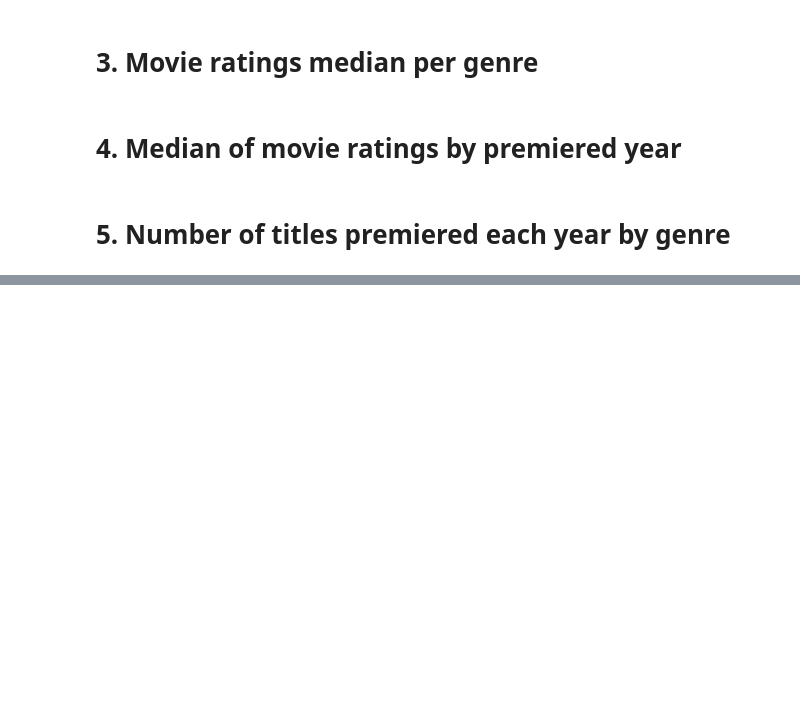
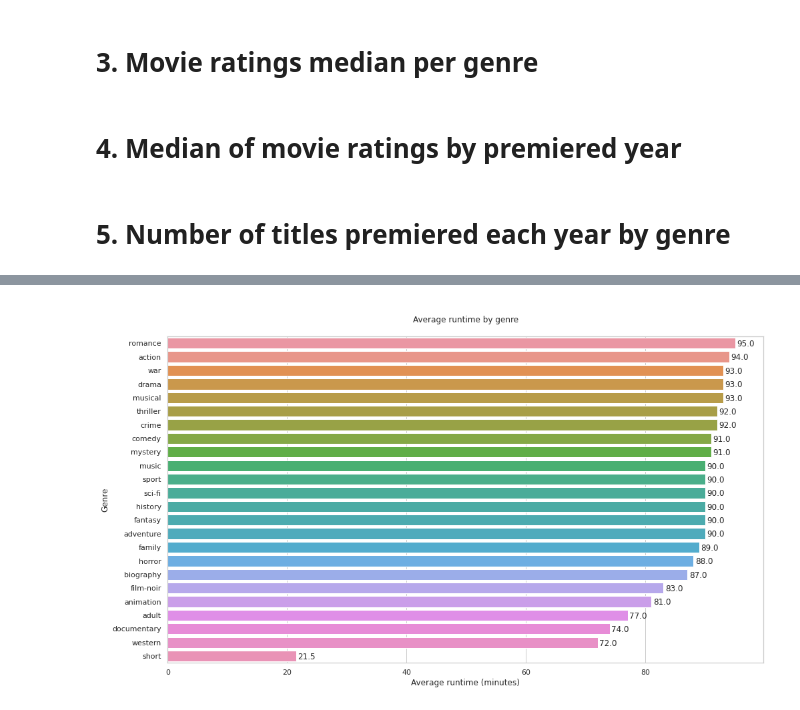
Before and after one commit to Mr0l3/imdb-data-analysis, a Jupyter notebook: IMDB-analysis.ipynb, the cells around one changed output, grey strips where cells are left out. Saved outputs shown, nothing was run; the diff lists cells and outputs as text; code cells hidden in the pictures; blank space fills up the shorter version.

Commit message:
Add Average Runtime by Genre analysis

```diff
--- a/IMDB-analysis.ipynb
+++ b/IMDB-analysis.ipynb
@@ -336,0 +366,9 @@ plt.show()
+# %%
+# Compute average runtime
+genre_rtm_median = []
+for genre in df['genre']:
+    query = f'SELECT runtime_minutes AS runtime FROM titles WHERE type = "movie" AND premiered <= 2022 AND runtime NOT NULL AND genres LIKE "%{genre}%"'
+    genre_rtm = pd.read_sql_query(query, conn)
+    genre_rtm_median.append(np.median(genre_rtm['runtime']))
+
+genre_rtm_median
@@ -336,0 +393,4 @@ plt.show()
+# %%
+# Final df with runtime medians and genres
+rtm_median = pd.DataFrame(data=zip(df['genre'], genre_rtm_median), columns=['genre', 'runtime_median'])
+rtm_median
@@ -336,0 +415,4 @@ plt.show()
+# %%
+# Remove unwanted genres
+rtm_median = rm_non_movie_genres(rtm_median, column='genre')
+rtm_median
@@ -336,0 +437,4 @@ plt.show()
+# %%
+# Sort df
+rtm_median = rtm_median.sort_values(by='runtime_median', ascending=False)
+rtm_median
@@ -336,0 +459,20 @@ plt.show()
+# %%
+# Plot
+
+plt.figure(figsize=(16,9))
+
+# Barplot
+sns.barplot(x=rtm_median['runtime_median'], y=rtm_median['genre'], orient='h')
+
+# Median text
+for i in range(len(rtm_median['genre'])):
+    median = rtm_median['runtime_median'][rtm_median.index[i]]
+    plt.text(x=median + .3, y=i + .23, s=median)
+
+plt.title('\nAverage runtime by genre\n')
+plt.ylabel('Genre')
+plt.xlabel('Average runtime (minutes)')
+
+plt.show()
+# %% [output]
+[figure, added]
```
Also changed, not shown: parts of 9 cells of this notebook, 2 other files.
